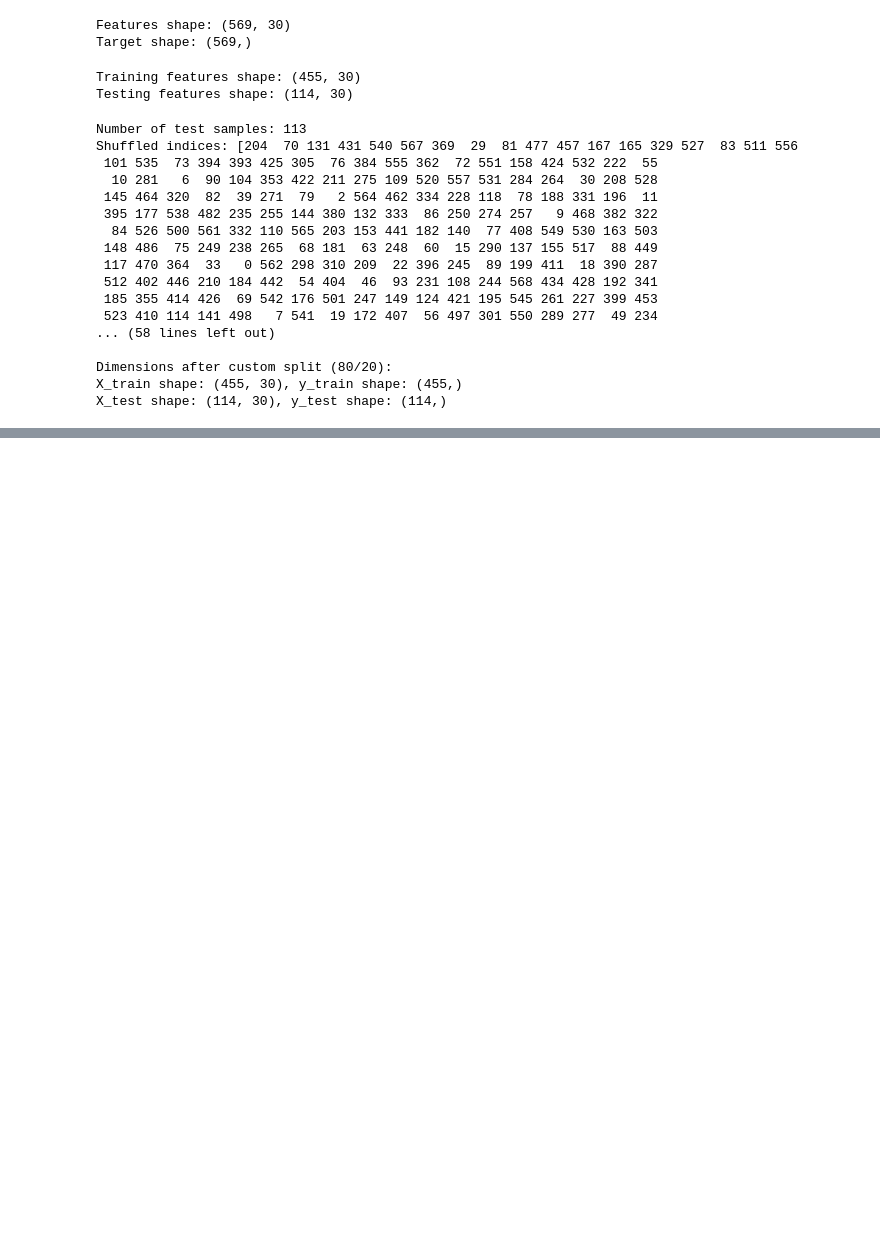
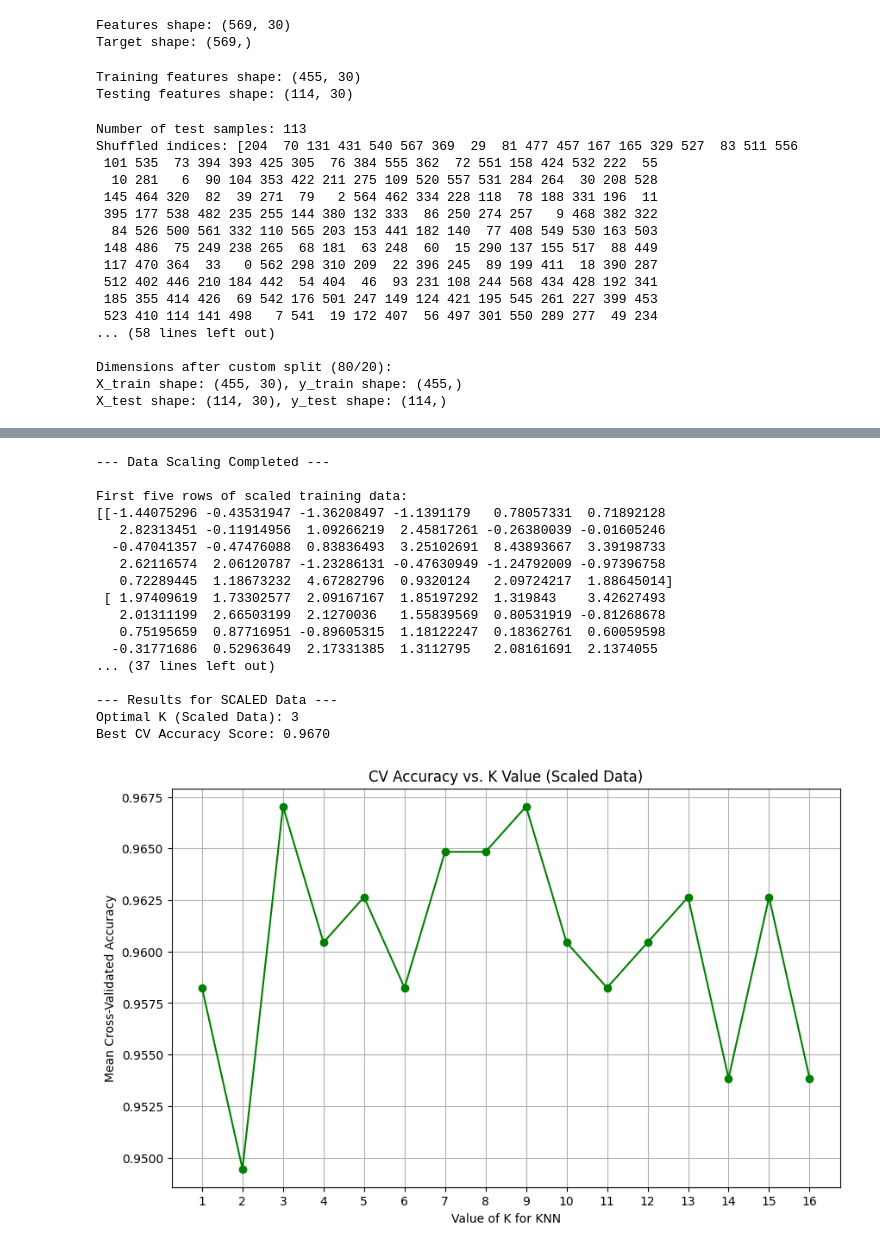
Before and after one commit to Fontiegow/UT-Master-of-AI, a Jupyter notebook: ML/HW/HW1/Q1/1_verbose.ipynb, the cells around one changed output, grey strips where cells are left out. Drawn from its saved outputs; the diff is of its cells as text; code cells hidden in the pictures; blank space fills up the shorter version.

```diff
--- a/ML/HW/HW1/Q1/1_verbose.ipynb
+++ b/ML/HW/HW1/Q1/1_verbose.ipynb
@@ -127,0 +374,73 @@ X_test shape: (114, 30), y_test shape: (114,)
+# %%
+# --- Custome standard Scaler Implementation ---
+class CustomStandardScaler:
+    def fit(self, X):
+        self.mean_ = np.mean(X, axis=0)
+        self.std_ = np.std(X, axis=0)
+        self.std_[self.std_ == 0] = 1  # Prevent division by zero
+        return self
+
+    def transform(self, X):
+        return (X - self.mean_) / self.std_
+
+    def fit_transform(self, X):
+        self.fit(X)
+        return self.transform(X)
+
+scaler = CustomStandardScaler()
+X_train_scaled = scaler.fit_transform(X_train)
+X_test_scaled = scaler.transform(X_test)
+print("\n--- Data Scaling Completed ---")
+print("\nFirst five rows of scaled training data:")
+print(X_train_scaled[:5])
+
+
+print("Dimensions of scaled data:")
+print(f"X_train_scaled shape: {X_train_scaled.shape}")
+print(f"X_test_scaled shape: {X_test_scaled.shape}")
+
+k_range = list(range(1, 17))
+print("\nStarting custom Grid Search (5-Fold CV) for K on SCALED training data...")
+best_k_scaled, best_score_scaled, mean_scores_scaled = custom_grid_search_cv(
+    X_train_scaled, y_train, k_range, n_splits=5
+)
+
+
+print(f"\n--- Results for SCALED Data ---")
+print(f"Optimal K (Scaled Data): {best_k_scaled}")
+print(f"Best CV Accuracy Score: {best_score_scaled:.4f}")
+
+# --- Plotting the CV scores vs K ---
+k_values_scaled = list(mean_scores_scaled.keys())
+scores_scaled = list(mean_scores_scaled.values())
+
+plt.figure(figsize=(10, 6))
+plt.plot(k_values_scaled, scores_scaled, marker='o', linestyle='-', color='green')
+plt.title('CV Accuracy vs. K Value (Scaled Data)')
+plt.xlabel('Value of K for KNN')
+plt.ylabel('Mean Cross-Validated Accuracy')
+plt.xticks(k_values_scaled)
+plt.grid(True)
+plt.show()
+
+# Storing results for later comparison
+results_scaled = {'K': best_k_scaled, 'CV_Accuracy': best_score_scaled}
+# %% [output]
+--- Data Scaling Completed ---
+
+First five rows of scaled training data:
+[[-1.44075296 -0.43531947 -1.36208497 -1.1391179   0.78057331  0.71892128
+   2.82313451 -0.11914956  1.09266219  2.45817261 -0.26380039 -0.01605246
+  -0.47041357 -0.47476088  0.83836493  3.25102691  8.43893667  3.39198733
+   2.62116574  2.06120787 -1.23286131 -0.47630949 -1.24792009 -0.97396758
+   0.72289445  1.18673232  4.67282796  0.9320124   2.09724217  1.88645014]
+ [ 1.97409619  1.73302577  2.09167167  1.85197292  1.319843    3.42627493
+   2.01311199  2.66503199  2.1270036   1.55839569  0.80531919 -0.81268678
+   0.75195659  0.87716951 -0.89605315  1.18122247  0.18362761  0.60059598
+  -0.31771686  0.52963649  2.17331385  1.3112795   2.08161691  2.1374055
+... (37 lines left out)
+
+--- Results for SCALED Data ---
+Optimal K (Scaled Data): 3
+Best CV Accuracy Score: 0.9670
+[figure, added]
```
Also changed, not shown: parts of 4 cells of this notebook, 1 other file.
